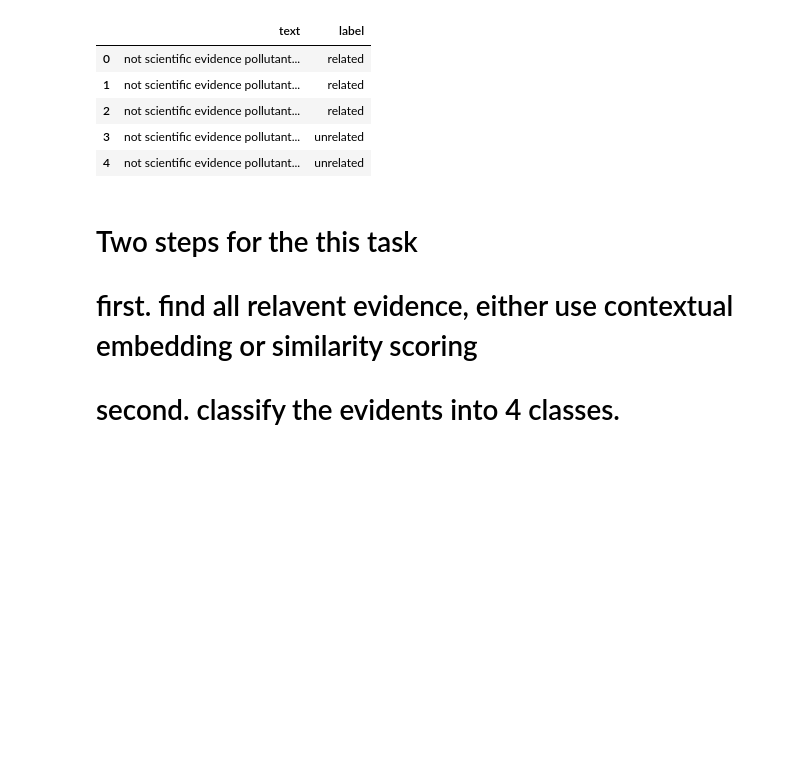
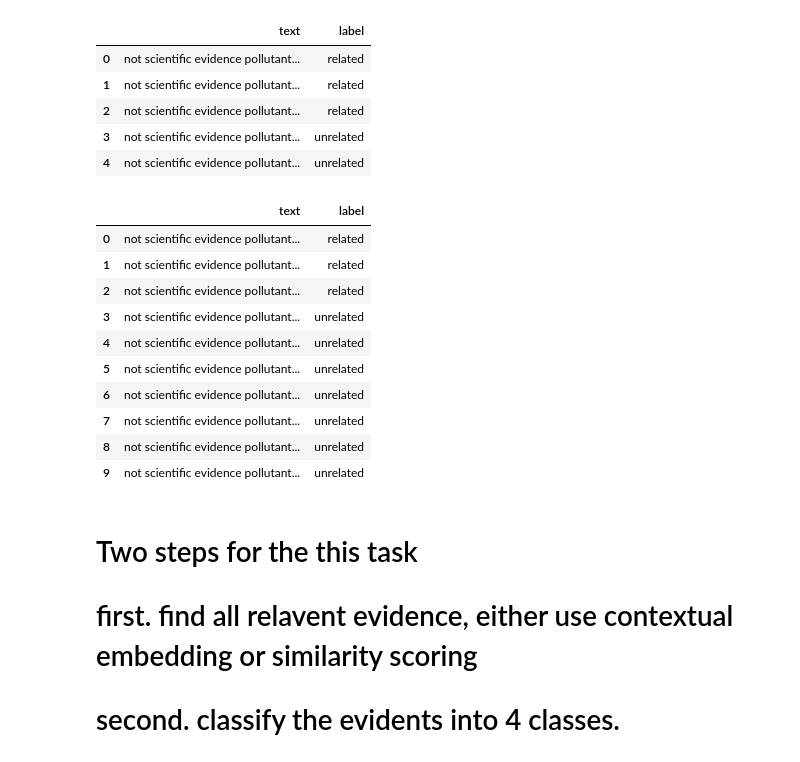
Before and after one commit to kaiyuanCui/nlp-group-project, a Jupyter notebook: testing-grounds/retrieval_combined.ipynb, the cells around one changed output. Saved outputs shown, nothing was run; the diff lists cells and outputs as text; code cells hidden in the pictures; blank space fills up the shorter version.

```diff
--- a/testing-grounds/retrieval_combined.ipynb
+++ b/testing-grounds/retrieval_combined.ipynb
@@ -164,6 +164,20 @@ preparedTrain.head()
 | 2 | not scientific evidence pollutant... | related |
 | 3 | not scientific evidence pollutant... | unrelated |
 | 4 | not scientific evidence pollutant... | unrelated |
+# %%
+preparedTrain.head(10)
+# %% [output]
+|  | text | label |
+| 0 | not scientific evidence pollutant... | related |
+| 1 | not scientific evidence pollutant... | related |
+| 2 | not scientific evidence pollutant... | related |
+| 3 | not scientific evidence pollutant... | unrelated |
+| 4 | not scientific evidence pollutant... | unrelated |
+| 5 | not scientific evidence pollutant... | unrelated |
+| 6 | not scientific evidence pollutant... | unrelated |
+| 7 | not scientific evidence pollutant... | unrelated |
+| 8 | not scientific evidence pollutant... | unrelated |
+| 9 | not scientific evidence pollutant... | unrelated |
 # %%
 # need later versions for torchtext.transforms and special
 #pip install torchtext==0.18.0
```
Also changed, not shown: parts of 31 cells of this notebook.
